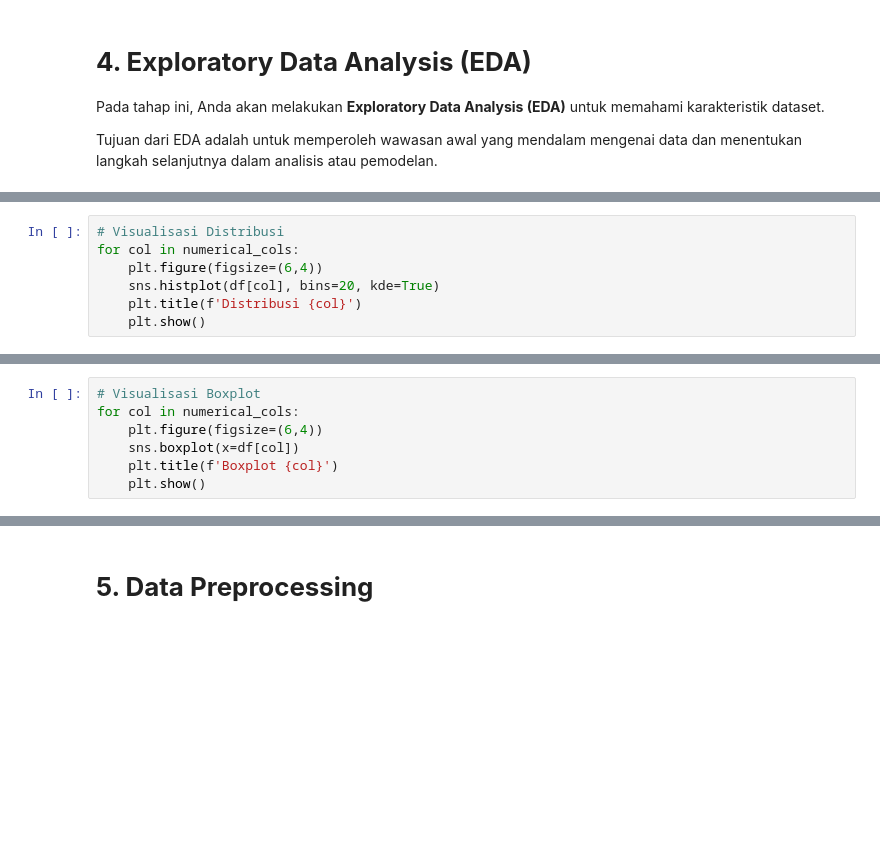
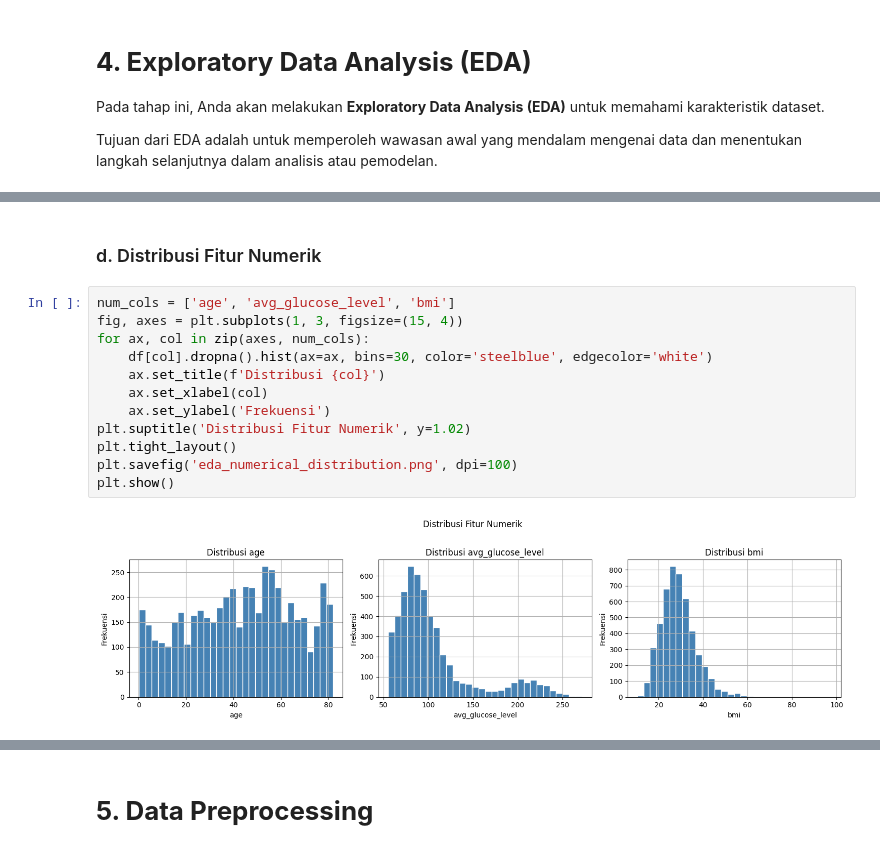
Before and after one commit to Escavora/Eksperimen_SML_Alief_Athallah, a Jupyter notebook: preprocessing/Eksperimen_MSML_Alief-Athallah.ipynb, the cells around one changed output, grey strips where cells are left out. Drawn from its saved outputs; the diff is of its cells as text; blank space fills up the shorter version.

```diff
--- a/preprocessing/Eksperimen_MSML_Alief-Athallah.ipynb
+++ b/preprocessing/Eksperimen_MSML_Alief-Athallah.ipynb
@@ -151,7 +97,0 @@ categorical_cols = df.select_dtypes(include=['object']).columns
-# %%
-# Visualisasi Distribusi
-for col in numerical_cols:
-    plt.figure(figsize=(6,4))
-    sns.histplot(df[col], bins=20, kde=True)
-    plt.title(f'Distribusi {col}')
-    plt.show()
@@ -167,7 +97,0 @@ for col in numerical_cols:
-# %%
-# Visualisasi Boxplot
-for col in numerical_cols:
-    plt.figure(figsize=(6,4))
-    sns.boxplot(x=df[col])
-    plt.title(f'Boxplot {col}')
-    plt.show()
@@ -190,0 +130,16 @@ plt.show()
+# %% [markdown]
+### d. Distribusi Fitur Numerik
+# %%
+num_cols = ['age', 'avg_glucose_level', 'bmi']
+fig, axes = plt.subplots(1, 3, figsize=(15, 4))
+for ax, col in zip(axes, num_cols):
+    df[col].dropna().hist(ax=ax, bins=30, color='steelblue', edgecolor='white')
+    ax.set_title(f'Distribusi {col}')
+    ax.set_xlabel(col)
+    ax.set_ylabel('Frekuensi')
+plt.suptitle('Distribusi Fitur Numerik', y=1.02)
+plt.tight_layout()
+plt.savefig('eda_numerical_distribution.png', dpi=100)
+plt.show()
+# %% [output]
+[figure, added]
```
Also changed, not shown: parts of 51 cells of this notebook, 4 other files.
